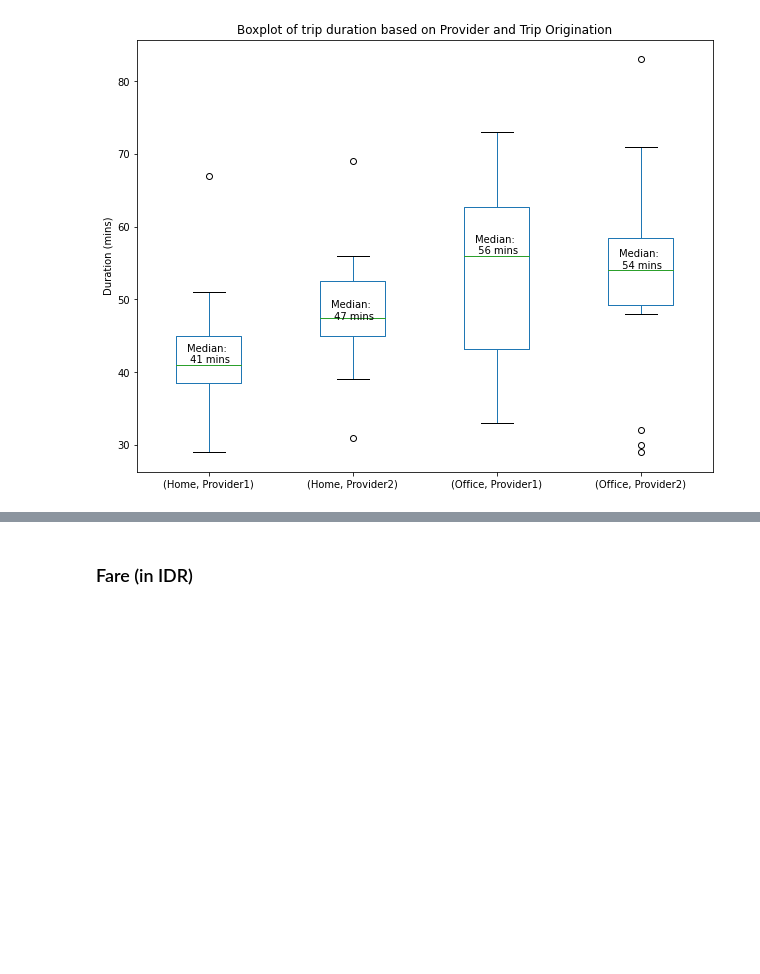
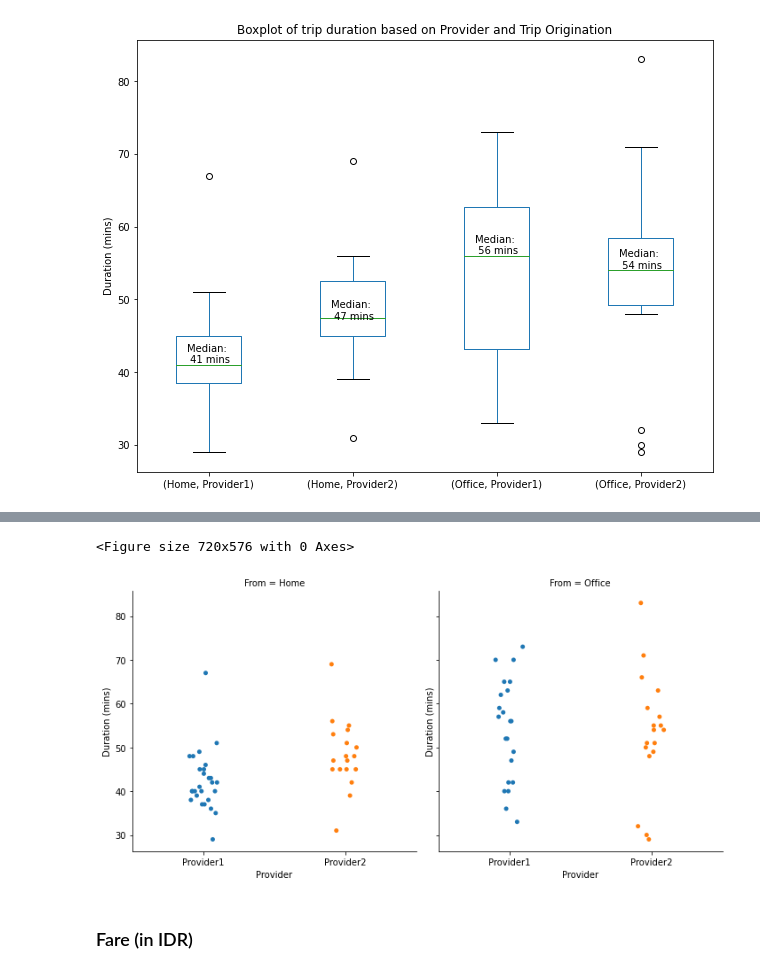
Before and after one commit to Riyan-Aditya/myblog, a Jupyter notebook: _notebooks/Seven months commuting to the office.ipynb, the cells around one changed output, grey strips where cells are left out. Cells and saved outputs as stored; diff of their text form; code cells hidden in the pictures; blank space fills up the shorter version.

```diff
--- a/_notebooks/Seven months commuting to the office.ipynb
+++ b/_notebooks/Seven months commuting to the office.ipynb
@@ -147,3 +175,13 @@ plt.show()
+# %%
+# create scatter data plot
+fig = plt.figure(figsize=(10, 8))
+ax = sns.catplot(data=df, x="Provider", y="Duration", col="From")
+ax.set(ylabel='Duration (mins)')
+plt.tight_layout()
+plt.savefig("fig1.jpg",dpi=400)
+# %% [output]
+<Figure size 720x576 with 0 Axes>
+[figure, added]
 # %% [markdown]
 ### Fare (in IDR)
 # %%
```
Also changed, not shown: parts of 5 cells of this notebook.
